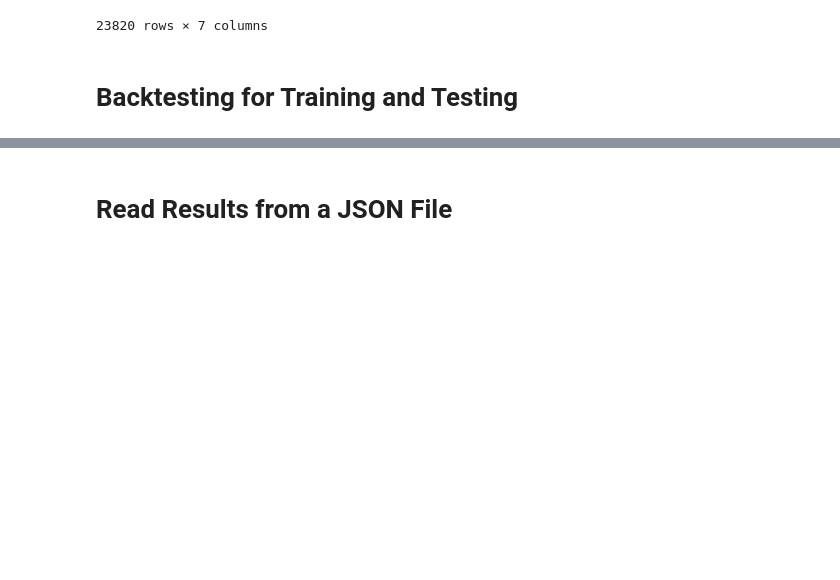
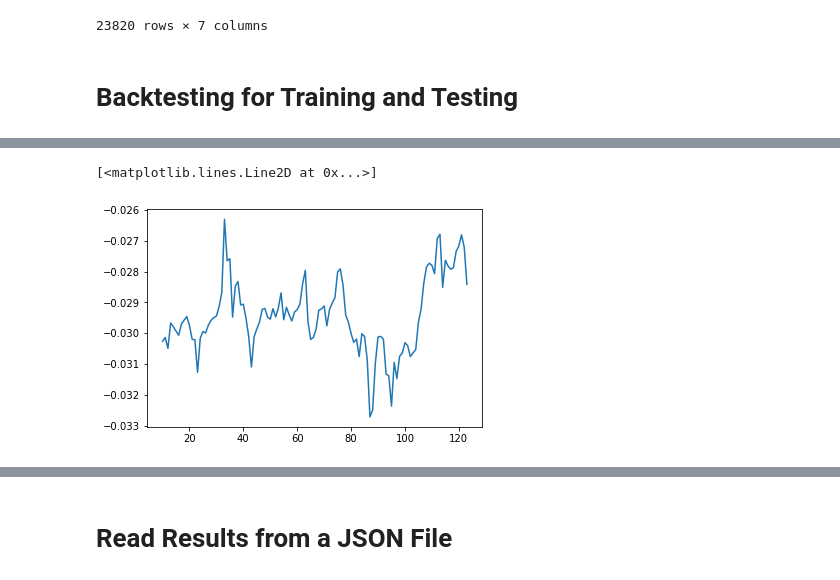
Before and after one commit to chpoonag/kama, a Jupyter notebook: Stk-DC and KAMA Mean-Test-20221107 0200-Copy2.ipynb, the cells around one changed output, grey strips where cells are left out. Saved outputs shown, nothing was run; the diff lists cells and outputs as text; code cells hidden in the pictures; blank space fills up the shorter version.

```diff
--- a/Stk-DC and KAMA Mean-Test-20221107 0200-Copy2.ipynb
+++ b/Stk-DC and KAMA Mean-Test-20221107 0200-Copy2.ipynb
@@ -402,0 +464,5 @@ def backtest(df, long_rules, short_rules, long_only = True, \
+# %%
+plt.plot(ret['delta(KAMA(Close_ln, 10, 4, 10), 2)'].apply(lambda x: x-param_test[3]))
+# %% [output]
+[<matplotlib.lines.Line2D at 0x...>]
+[figure, added]
```
Also changed, not shown: parts of 37 cells of this notebook.
